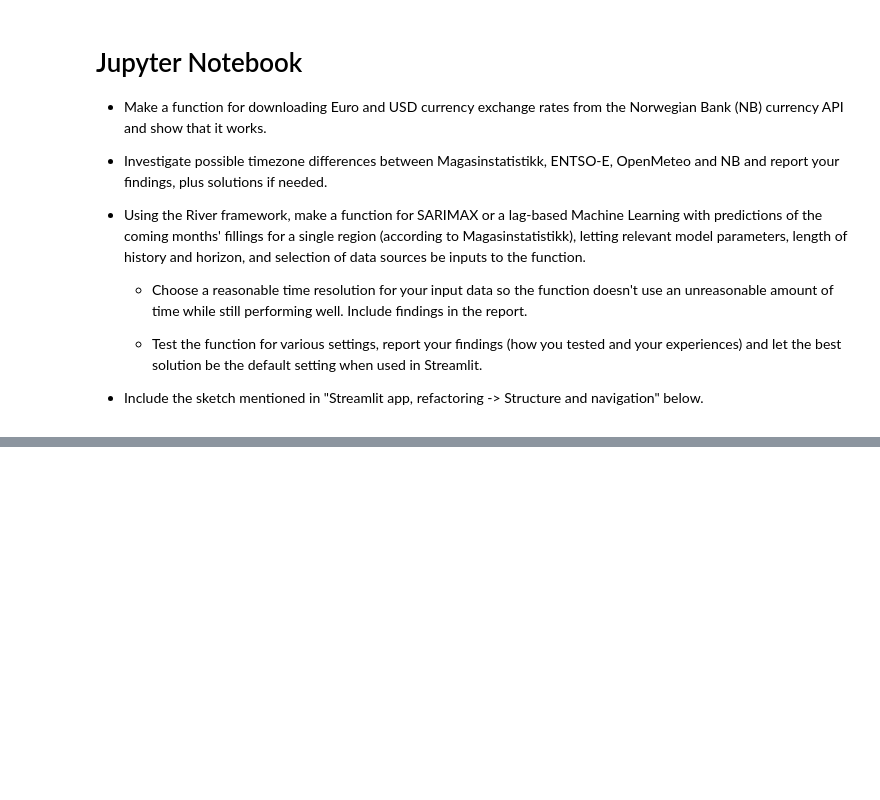
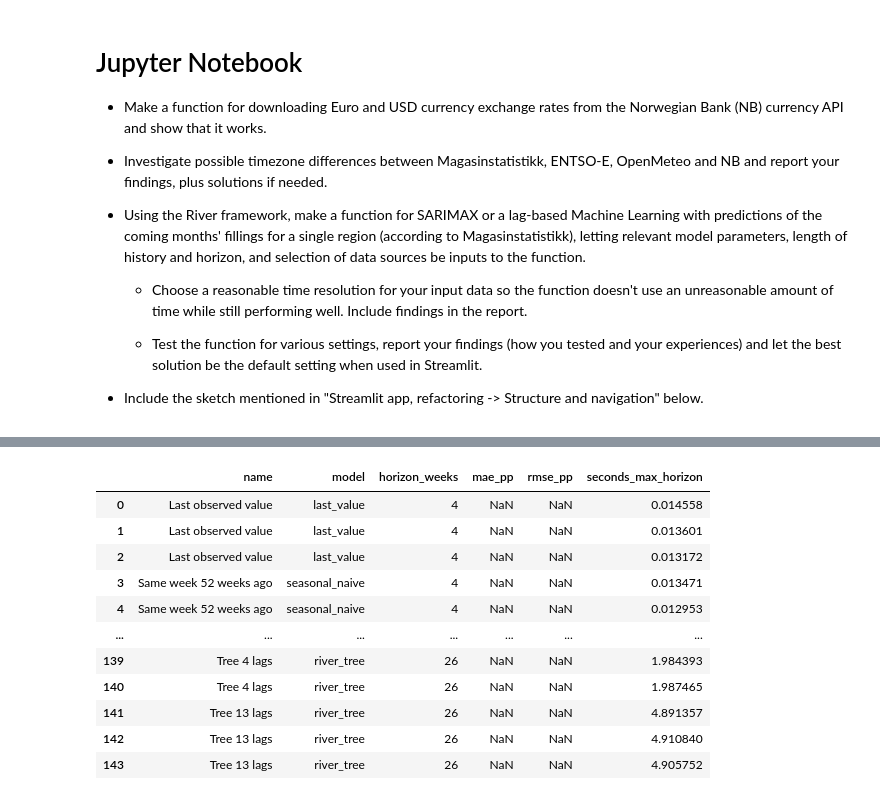
Before and after one commit to danielytsan/IND320APP, a Jupyter notebook: notebooks/Part4.ipynb, the cells around one changed output, grey strips where cells are left out. Drawn from its saved outputs; the diff is of its cells as text; code cells hidden in the pictures; blank space fills up the shorter version.

```diff
--- a/notebooks/Part4.ipynb
+++ b/notebooks/Part4.ipynb
@@ -141,0 +338,15 @@ Date
+# %%
+#defining the river model
+def make_regressor(model, learning_rate, l2):
+    if model == "river_linear":
+        return (preprocessing.StandardScaler() | linear_model.LinearRegression(
+            optimizer = optim.SGD(learning_rate),
+            intercept_lr = learning_rate,
+            l2 = l2,
+            clip_gradient = 1.0,
+        ))
+
+    return tree.HoeffdingTreeRegressor(
+        grace_period = 25,
+        leaf_prediction = "mean",
+    )
@@ -141,0 +518,74 @@ Date
+# %%
+#comparing different settings
+weekly = reservoir_data(reservoir, region = "NO3")
+
+#largest setting kan use 10 years of history
+dates = weekly.index
+
+#validation origin is 79 observations from the end with 26 weeks apart
+validation_cutoffs = [dates[-131], dates[-105], dates[-79],]
+test_cutoffs = [dates[-53], dates[-27],]
+
+#simple baselines show if the river models add predictive value
+baselines = [
+    {
+        "name": "Last observed value",
+        "model": "last_value",
+        "history_years": 5,
+    },
+    {
+        "name": "Same week 52 weeks ago",
+        "model": "seasonal_naive",
+        "history_years": 5,
+    }
+]
+
+candidates = []
+
+#comparing 3 history lengths, 2 lag and 2 learning rates, giving 12 linear model config
+for years in (3, 5,10):
+    for lags in (4, 13):
+        for rate in (0.005, 0.02):
+            candidates.append({
+                "name": f"Linear {years}, {lags} lags, rate {rate}",
+                "model": "river_linear",
+                "history_years": years,
+                "lag_count": lags,
+                "learning_rate": rate,
+                "l2": 0.001,
+            })
+
+#add two tree config for comparison
+for lags in (4, 13):
+    candidates.append({
+        "name": f"Tree {lags} lags",
+        "model": "river_tree",
+        "history_years": 5,
+        "lag_count": lags,
+    })
+
+configurations = baselines + candidates
+
+#evaluate every config at the same historical origins
+validation_results = backtest_models(
+    reservoir,
+    configurations,
+    validation_cutoffs,
+    region = "NO3",
+)
+
+#grouping by horizion and displaying the lowest MAE first
+display(validation_results.sort_values(["horizon_weeks", "mae_pp"]).reset_index(drop = True))
+# %% [output]
+|  | name | model | horizon_weeks | mae_pp | rmse_pp | seconds_max_horizon |
+| 0 | Last observed value | last_value | 4 | NaN | NaN | 0.014558 |
+| 1 | Last observed value | last_value | 4 | NaN | NaN | 0.013601 |
+| 2 | Last observed value | last_value | 4 | NaN | NaN | 0.013172 |
+| 3 | Same week 52 weeks ago | seasonal_naive | 4 | NaN | NaN | 0.013471 |
+| 4 | Same week 52 weeks ago | seasonal_naive | 4 | NaN | NaN | 0.012953 |
+| ... | ... | ... | ... | ... | ... | ... |
+| 139 | Tree 4 lags | river_tree | 26 | NaN | NaN | 1.984393 |
+| 140 | Tree 4 lags | river_tree | 26 | NaN | NaN | 1.987465 |
+| 141 | Tree 13 lags | river_tree | 26 | NaN | NaN | 4.891357 |
+| 142 | Tree 13 lags | river_tree | 26 | NaN | NaN | 4.910840 |
+| 143 | Tree 13 lags | river_tree | 26 | NaN | NaN | 4.905752 |
```
Also changed, not shown: parts of 18 cells of this notebook.
